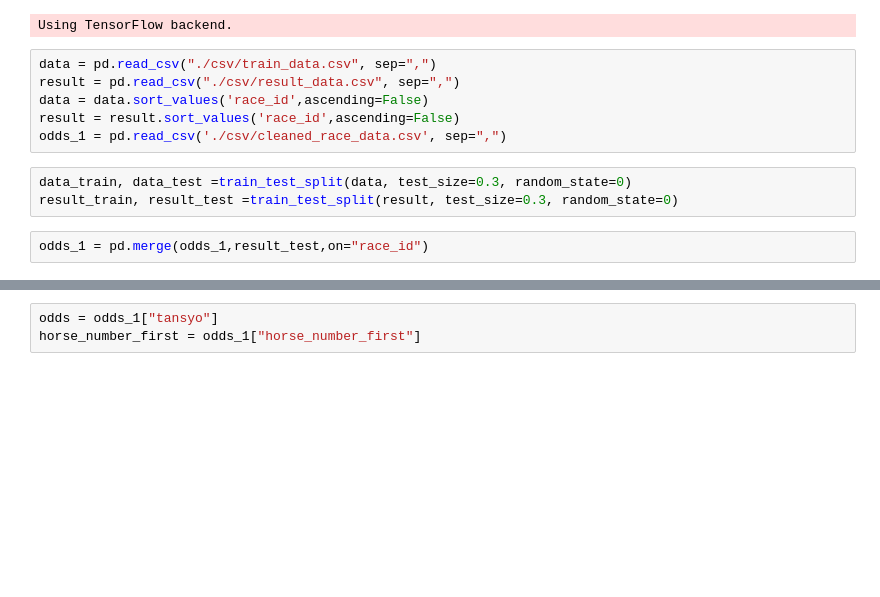
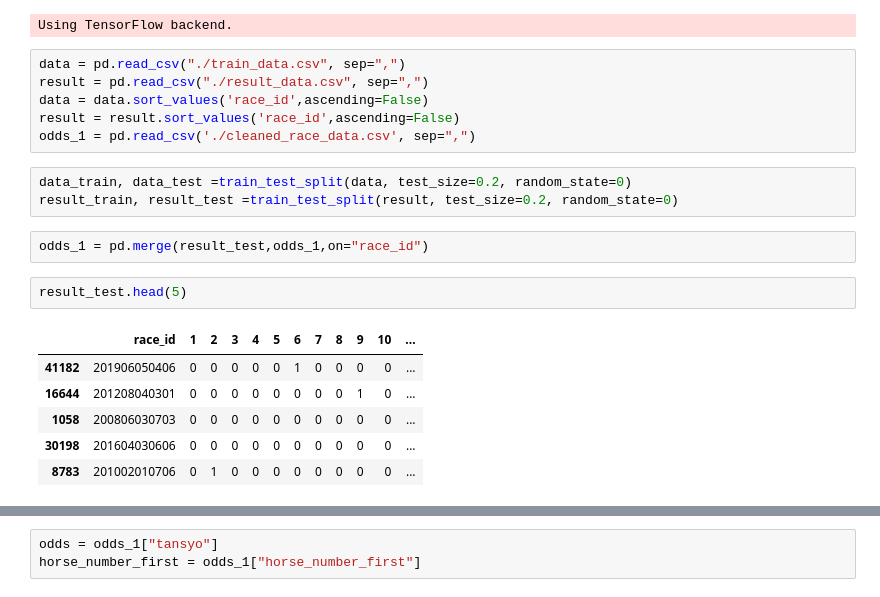
Before and after one commit to thruc/predict_keiba, a Jupyter notebook: train.ipynb, the cells around one changed output, grey strips where cells are left out. Saved outputs shown, nothing was run; the diff lists cells and outputs as text; blank space fills up the shorter version.

```diff
--- a/train.ipynb
+++ b/train.ipynb
@@ -15,13 +15,22 @@ from keras.layers.normalization import BatchNormalization
 # %% [output]
 Using TensorFlow backend.
 # %%
-data = pd.read_csv("./csv/train_data.csv", sep=",")
-result = pd.read_csv("./csv/result_data.csv", sep=",")
+data = pd.read_csv("./train_data.csv", sep=",")
+result = pd.read_csv("./result_data.csv", sep=",")
 data = data.sort_values('race_id',ascending=False)
 result = result.sort_values('race_id',ascending=False)
-odds_1 = pd.read_csv('./csv/cleaned_race_data.csv', sep=",")
+odds_1 = pd.read_csv('./cleaned_race_data.csv', sep=",")
 # %%
-data_train, data_test =train_test_split(data, test_size=0.3, random_state=0)
-result_train, result_test =train_test_split(result, test_size=0.3, random_state=0)
+data_train, data_test =train_test_split(data, test_size=0.2, random_state=0)
+result_train, result_test =train_test_split(result, test_size=0.2, random_state=0)
 # %%
-odds_1 = pd.merge(odds_1,result_test,on="race_id")
+odds_1 = pd.merge(result_test,odds_1,on="race_id")
+# %%
+result_test.head(5)
+# %% [output]
+|  | race_id | 1 | 2 | 3 | 4 | 5 | 6 | 7 | 8 | 9 | 10 | ... |
+| 41182 | 201906050406 | 0 | 0 | 0 | 0 | 0 | 1 | 0 | 0 | 0 | 0 | ... |
+| 16644 | 201208040301 | 0 | 0 | 0 | 0 | 0 | 0 | 0 | 0 | 1 | 0 | ... |
+| 1058 | 200806030703 | 0 | 0 | 0 | 0 | 0 | 0 | 0 | 0 | 0 | 0 | ... |
+| 30198 | 201604030606 | 0 | 0 | 0 | 0 | 0 | 0 | 0 | 0 | 0 | 0 | ... |
+| 8783 | 201002010706 | 0 | 1 | 0 | 0 | 0 | 0 | 0 | 0 | 0 | 0 | ... |
```
Also changed, not shown: parts of 10 cells of this notebook, 2 other files.
